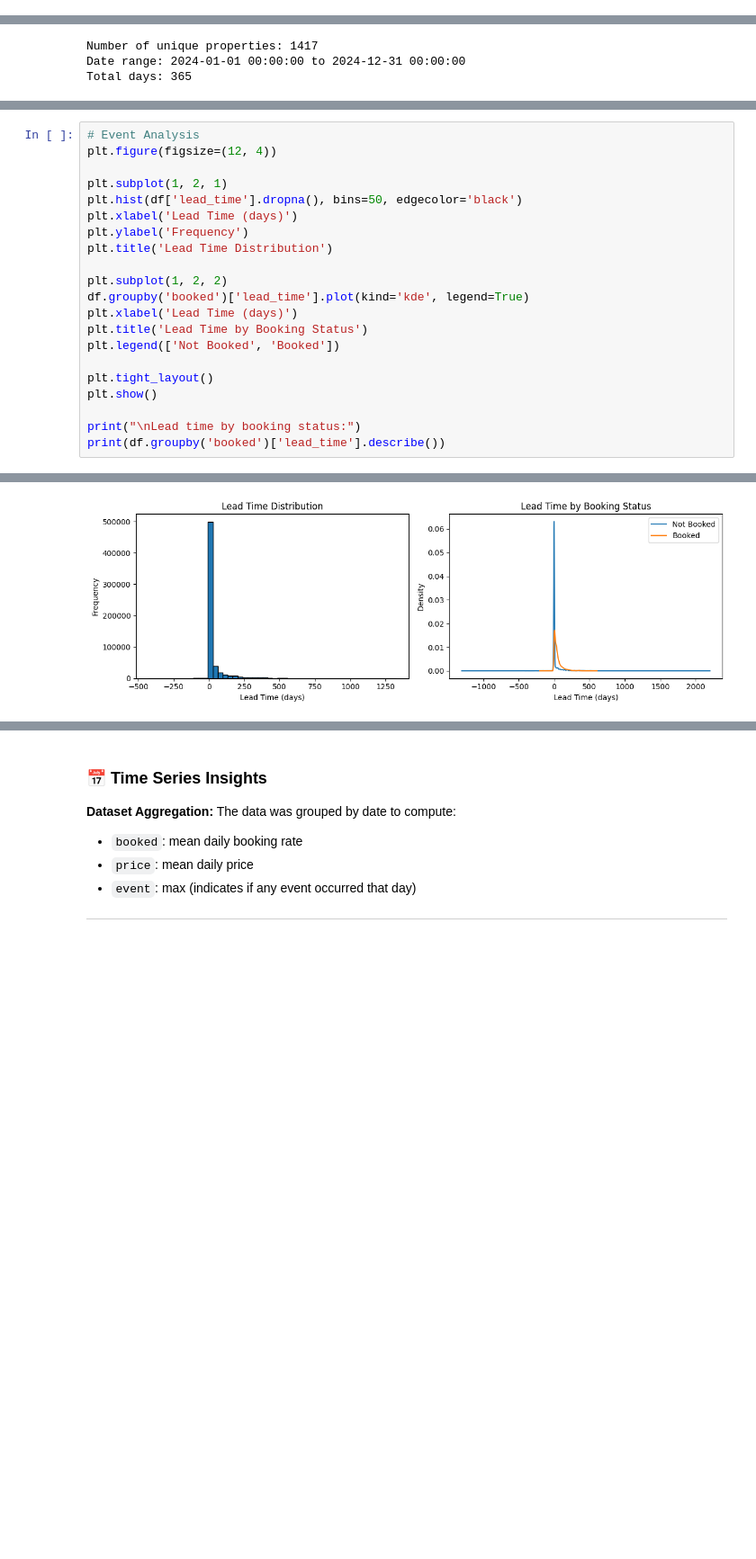
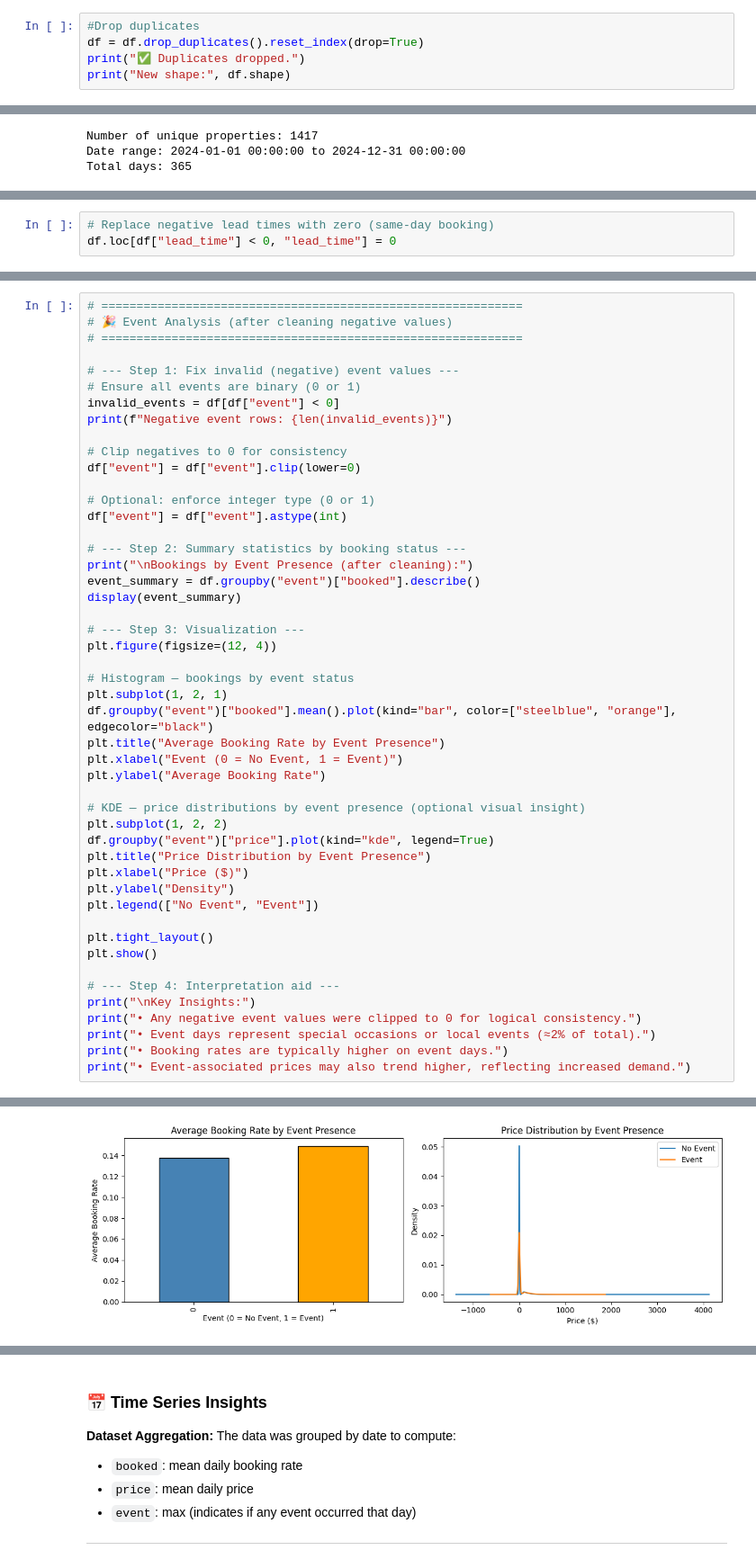
Before and after one commit to okonp07/evolve_project, a Jupyter notebook: notebooks/eda.ipynb, the cells around one changed output, grey strips where cells are left out. Shown at 90% size. Saved outputs shown, nothing was run; the diff lists cells and outputs as text; blank space fills up the shorter version.

```diff
--- a/notebooks/eda.ipynb
+++ b/notebooks/eda.ipynb
@@ -144,0 +170,5 @@ dtype: object
+# %%
+#Drop duplicates
+df = df.drop_duplicates().reset_index(drop=True)
+print("✅ Duplicates dropped.")
+print("New shape:", df.shape)
@@ -379,0 +570,3 @@ booked
+# %%
+# Replace negative lead times with zero (same-day booking)
+df.loc[df["lead_time"] < 0, "lead_time"] = 0
@@ -411,22 +679,49 @@ There’s a **positive correlation between lead time and booking success** — l
 # %%
-# Event Analysis
+# ============================================================
+# 🎉 Event Analysis (after cleaning negative values)
+# ============================================================
+
+# --- Step 1: Fix invalid (negative) event values ---
+# Ensure all events are binary (0 or 1)
+invalid_events = df[df["event"] < 0]
+print(f"Negative event rows: {len(invalid_events)}")
+
+# Clip negatives to 0 for consistency
+df["event"] = df["event"].clip(lower=0)
+
+# Optional: enforce integer type (0 or 1)
+df["event"] = df["event"].astype(int)
+
+# --- Step 2: Summary statistics by booking status ---
+print("\nBookings by Event Presence (after cleaning):")
+event_summary = df.groupby("event")["booked"].describe()
+display(event_summary)
+
+# --- Step 3: Visualization ---
 plt.figure(figsize=(12, 4))
 
+# Histogram — bookings by event status
 plt.subplot(1, 2, 1)
-plt.hist(df['lead_time'].dropna(), bins=50, edgecolor='black')
-plt.xlabel('Lead Time (days)')
-plt.ylabel('Frequency')
-plt.title('Lead Time Distribution')
+df.groupby("event")["booked"].mean().plot(kind="bar", color=["steelblue", "orange"], edgecolor="black")
+plt.title("Average Booking Rate by Event Presence")
+plt.xlabel("Event (0 = No Event, 1 = Event)")
+plt.ylabel("Average Booking Rate")
 
+# KDE — price distributions by event presence (optional visual insight)
 plt.subplot(1, 2, 2)
-df.groupby('booked')['lead_time'].plot(kind='kde', legend=True)
-plt.xlabel('Lead Time (days)')
-plt.title('Lead Time by Booking Status')
-plt.legend(['Not Booked', 'Booked'])
+df.groupby("event")["price"].plot(kind="kde", legend=True)
+plt.title("Price Distribution by Event Presence")
+plt.xlabel("Price ($)")
+plt.ylabel("Density")
+plt.legend(["No Event", "Event"])
 
 plt.tight_layout()
 plt.show()
 
-print("\nLead time by booking status:")
-print(df.groupby('booked')['lead_time'].describe())
+# --- Step 4: Interpretation aid ---
+print("\nKey Insights:")
+print("• Any negative event values were clipped to 0 for logical consistency.")
+print("• Event days represent special occasions or local events (≈2% of total).")
+print("• Booking rates are typically higher on event days.")
+print("• Event-associated prices may also trend higher, reflecting increased demand.")
 # %% [output]
@@ -433 +735 @@ print(df.groupby('booked')['lead_time'].describe())
-[figure, old version]
+[figure, new version]
```
Also changed, not shown: parts of 42 cells of this notebook.
